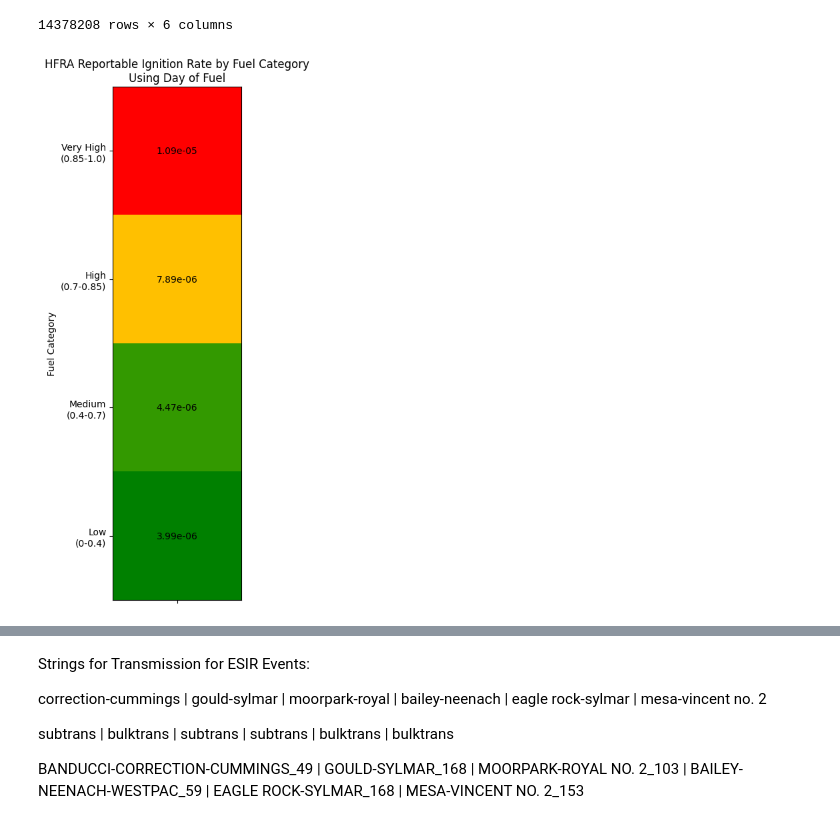
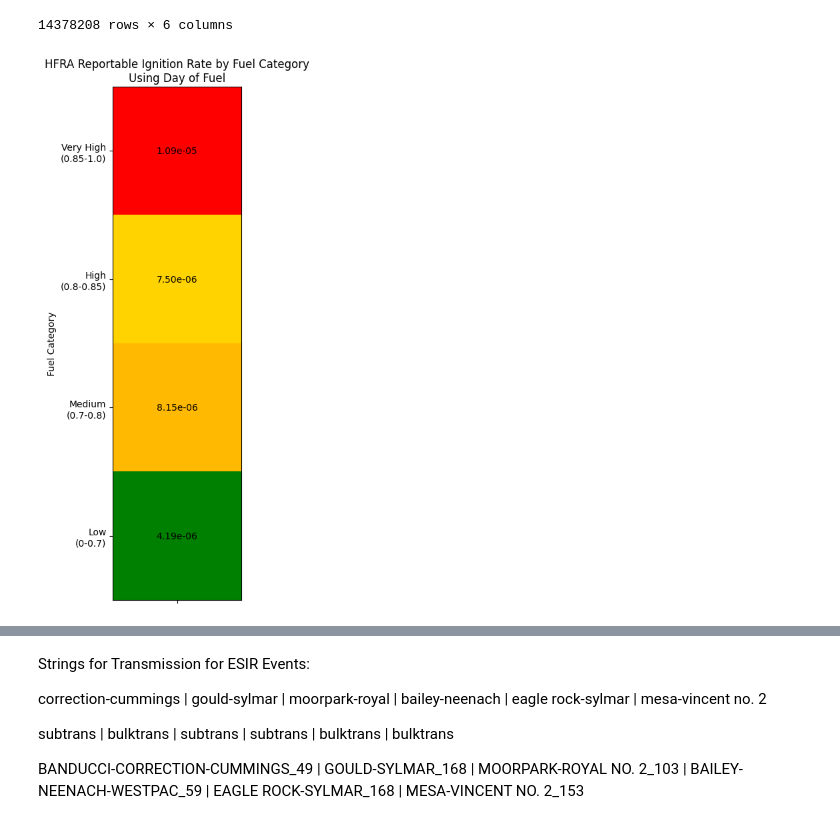
Before and after one commit to charliet202020/Ignition-Goal-Setting-Github, a Jupyter notebook: Circuit_Level_Analysis_Distribution_Only.ipynb, the cells around one changed output, grey strips where cells are left out. Saved outputs shown, nothing was run; the diff lists cells and outputs as text; code cells hidden in the pictures.

```diff
--- a/Circuit_Level_Analysis_Distribution_Only.ipynb
+++ b/Circuit_Level_Analysis_Distribution_Only.ipynb
@@ -626,7 +626,7 @@ res_df = res_df.merge(circuitlengths_map, on='Circuit Name', how='left')
 # drop the na Circuit Miles
 res_df = res_df[res_df['Circuit Miles'].notna()]
 # categorize fuel_var into above and below 0.7
-fuel_val = 0.85
+fuel_val = 0.8
 # create a second fuel_val for accounting wind
 fuel_val2 = fuel_val
 wind_val = 0
@@ -942,7 +942,7 @@ res_df2
 ignitions_agg_agg = ignitions_agg.copy()
 res_df2_agg = res_df2.copy()
 # categorize fuel types
-agg_fuel1, agg_fuel2, agg_fuel3 = 0.85, 0.7, 0.4
+agg_fuel1, agg_fuel2, agg_fuel3 = 0.85, 0.8, 0.7
 ignition_cond = [ignitions_agg_agg[f"{fuel_var}"] >= agg_fuel1,
                  (ignitions_agg_agg[f"{fuel_var}"] < agg_fuel1) & (ignitions_agg_agg[f"{fuel_var}"] >= agg_fuel2),
                  (ignitions_agg_agg[f"{fuel_var}"] < agg_fuel2) & (ignitions_agg_agg[f"{fuel_var}"] >= agg_fuel3),
@@ -968,31 +968,31 @@ ignition_rate_array = np.array(merged_grouped['Ignition Rate']).reshape(4,1)
 # reverse the array
 ignition_rate_array = np.flip(ignition_rate_array, axis=0)
 ignition_rate_array
 # draw a matrix for the rates
 fig, ax = plt.subplots(figsize=(10, 10))
 colors = ['green', 'yellow', 'orange', 'red']
 cmap2 = mcolors.LinearSegmentedColormap.from_list("mycmap", colors)
 colors = cmap2(ignition_rate_array.reshape(-1, 1))
 sm = ScalarMappable(cmap=cmap2, norm=plt.Normalize(0, ignition_rate_array.max()))
 sm.set_array([])
 im = ax.imshow(ignition_rate_array, cmap=cmap2)
 
 # add ticks
 # ax.set_xticks(np.arange(len(wind_cats)), )
 # create a category label list
 word_choices = ["Very High", "High", "Medium", "Low"]
 fuel_categories = [f"{word}" + f"\n({res_choice})" for word, res_choice in zip(word_choices, res_df2_choices)]
 ax.set_xticks(np.arange(1), labels=[''])
 ax.set_yticks(np.arange(len(res_df2_choices)), labels=fuel_categories)
 for i in range(ignition_rate_array.shape[0]):
     for j in range(ignition_rate_array.shape[1]):
         text = ax.text(j, i, f"{ignition_rate_array[i, j]:.2e}", ha='center', va='center', color='black')
 # # set x label
 # ax.set_xlabel('Wind Category')
 # set y label
 ax.set_ylabel('Fuel Category')
 # set title
 ax.set_title('HFRA Reportable Ignition Rate by Fuel Category\nUsing Day of Fuel')
 plt.show()
 # %% [output]
-[figure, old version]
+[figure, new version]
```
Also changed, not shown: parts of 10 cells of this notebook.
